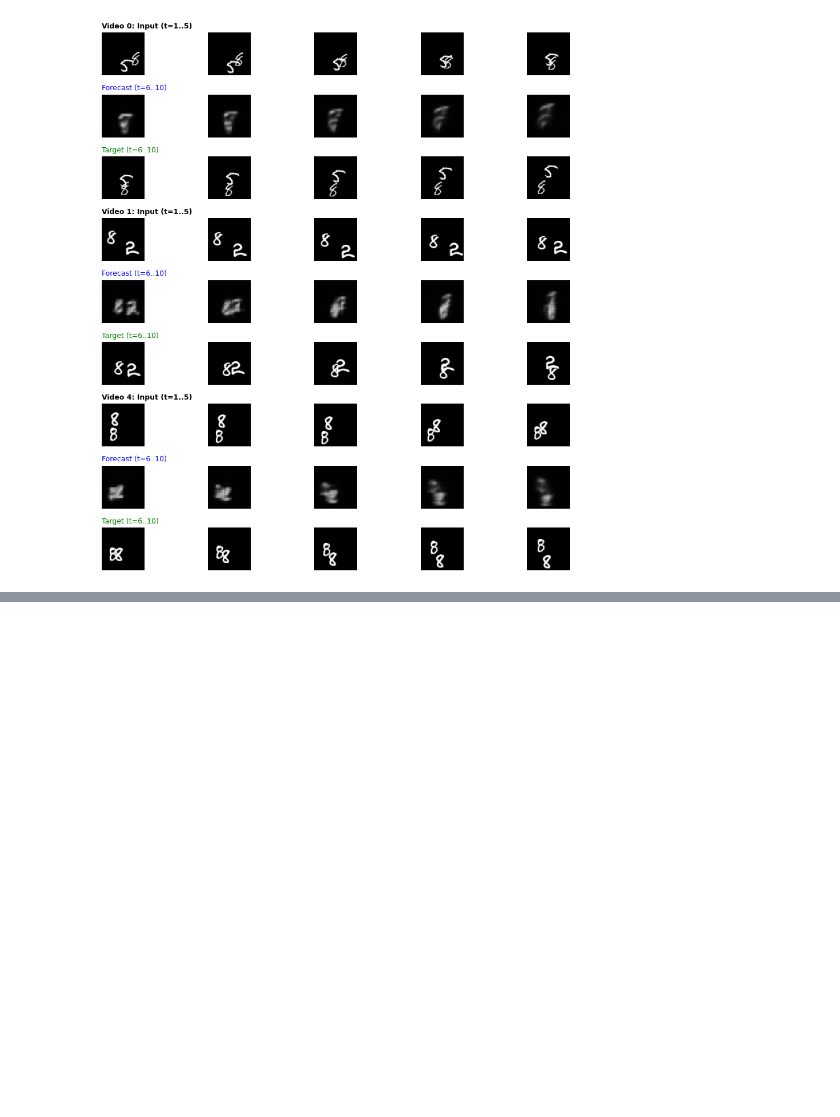
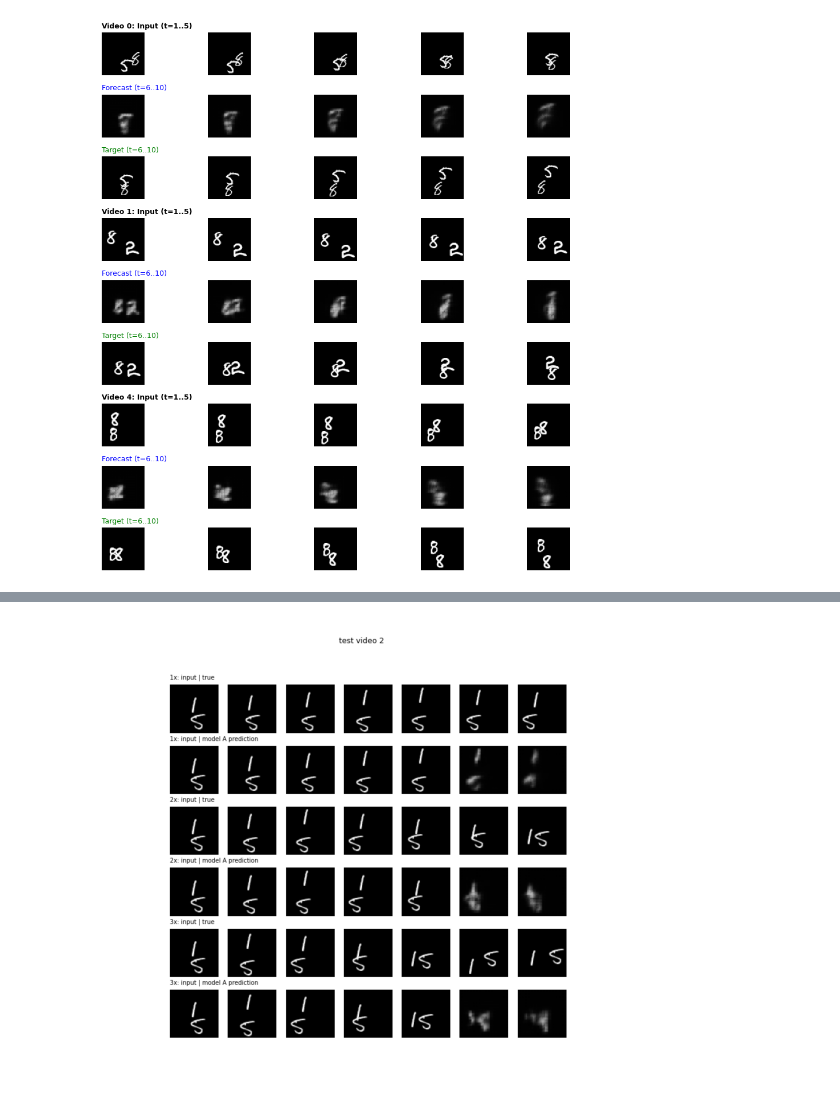
Before and after one commit to ibrahim234523/DLSTG_PA2, a Jupyter notebook: q2/q2_experiments.ipynb, the cells around one changed output, grey strips where cells are left out. Drawn from its saved outputs; the diff is of its cells as text; code cells hidden in the pictures; blank space fills up the shorter version.

```diff
--- a/q2/q2_experiments.ipynb
+++ b/q2/q2_experiments.ipynb
@@ -470,0 +599,13 @@ Saved successfully to: /Users/ibrahimanwar/Desktop/DL4STG_PA2 2/question2/DLSTG_
+# %%
+FIG5_IDX = 2      # EDIT: a video whose digits do not overlap in any displayed true frame, at 1x, 2x and 3x
+rows, labels = [], []
+for k in (1, 2, 3):
+    Xk, Yk, _ = sets[k]
+    pk = forecast(mA0, Xk[FIG5_IDX:FIG5_IDX + 1])
+    rows += [torch.cat([Xk[FIG5_IDX], Yk[FIG5_IDX][:2]]), torch.cat([Xk[FIG5_IDX], pk[0][:2]])]
+    labels += [f"{k}x: input | true", f"{k}x: input | model A prediction"]
+img = render_rows(rows, labels, list(range(7)), title=f"test video {FIG5_IDX}")
+Image.fromarray(img).save(f"{RES}/fig5_video{FIG5_IDX}.png")
+plt.figure(figsize=(7, 6)); plt.imshow(img); plt.axis("off"); plt.show()
+# %% [output]
+[figure, added]
```
Also changed, not shown: parts of 8 cells of this notebook, 10 other files.
